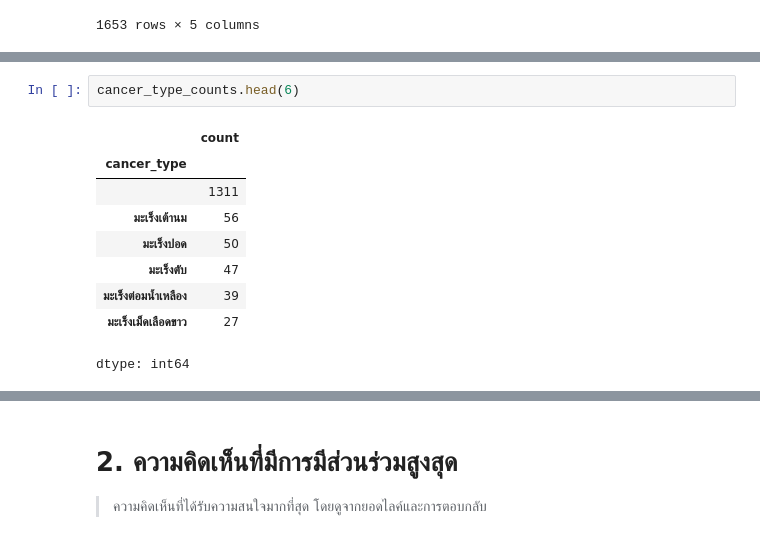
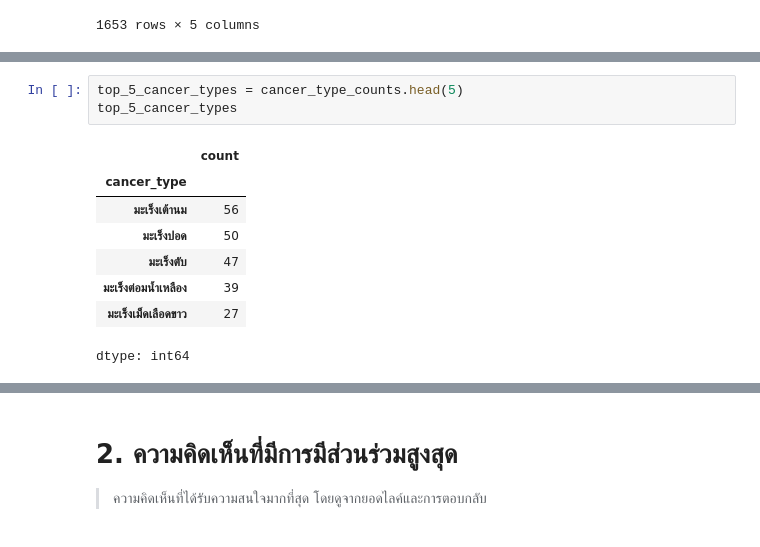
Before and after one commit to RatchanonPa/python_dataviz2024, a Jupyter notebook: Data_Viz_2024_Exam_3.ipynb, the cells around one changed output, grey strips where cells are left out. Saved outputs shown, nothing was run; the diff lists cells and outputs as text.

```diff
--- a/Data_Viz_2024_Exam_3.ipynb
+++ b/Data_Viz_2024_Exam_3.ipynb
@@ -146,15 +130,15 @@ cancer_type_counts
 | มะเร็งขั้วปอด | 1 |
 | มะเร็งมดลูก, มะเร็งปอด | 1 |
 dtype: int64
-# %%
-cancer_type_counts.head(6)
-# %% [output]
-|  | count |
-| cancer_type |  |
-|  | 1311 |
-| มะเร็งเต้านม | 56 |
-| มะเร็งปอด | 50 |
-| มะเร็งตับ | 47 |
-| มะเร็งต่อมน้ำเหลือง | 39 |
-| มะเร็งเม็ดเลือดขาว | 27 |
-dtype: int64
+# %%
+top_5_cancer_types = cancer_type_counts.head(5)
+top_5_cancer_types
+# %% [output]
+|  | count |
+| cancer_type |  |
+| มะเร็งเต้านม | 56 |
+| มะเร็งปอด | 50 |
+| มะเร็งตับ | 47 |
+| มะเร็งต่อมน้ำเหลือง | 39 |
+| มะเร็งเม็ดเลือดขาว | 27 |
+dtype: int64
```
Also changed, not shown: parts of 8 cells of this notebook.
